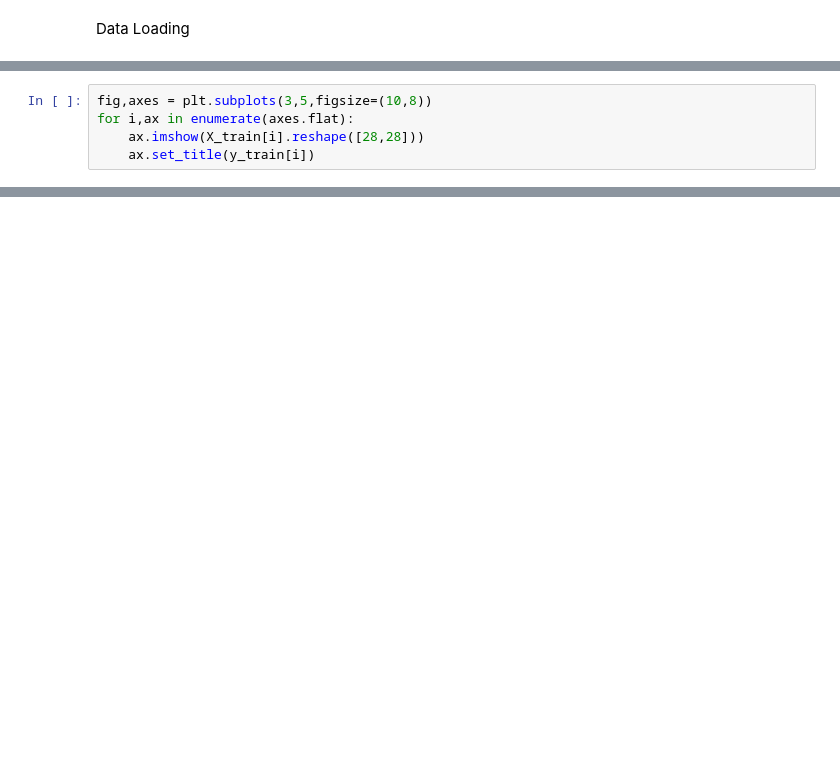
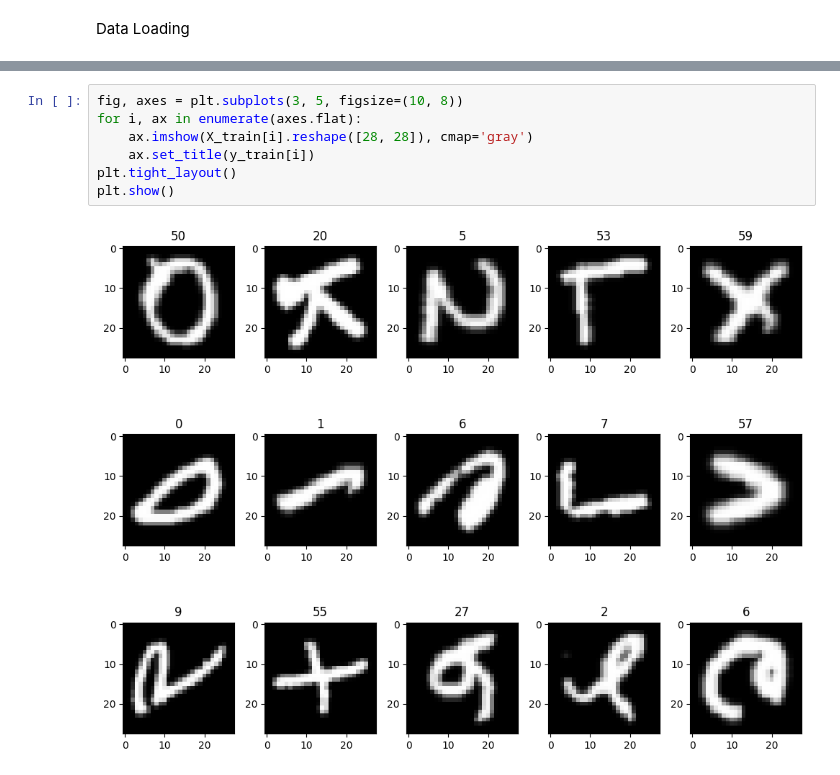
Before and after one commit to qiyuansunsam/5318, a Jupyter notebook: a2.ipynb, the cells around one changed output, grey strips where cells are left out. Cells and saved outputs as stored; diff of their text form; blank space fills up the shorter version.

```diff
--- a/a2.ipynb
+++ b/a2.ipynb
@@ -51,5 +22,0 @@ print(X_train[0])
-# %%
-fig,axes = plt.subplots(3,5,figsize=(10,8))
-for i,ax in enumerate(axes.flat):
-    ax.imshow(X_train[i].reshape([28,28]))
-    ax.set_title(y_train[i])
@@ -362,0 +76,9 @@ Epoch 50/50
+# %%
+fig, axes = plt.subplots(3, 5, figsize=(10, 8))
+for i, ax in enumerate(axes.flat):
+    ax.imshow(X_train[i].reshape([28, 28]), cmap='gray')
+    ax.set_title(y_train[i])
+plt.tight_layout()
+plt.show()
+# %% [output]
+[figure, added]
```
Also changed, not shown: parts of 71 cells of this notebook, 5 other files.
